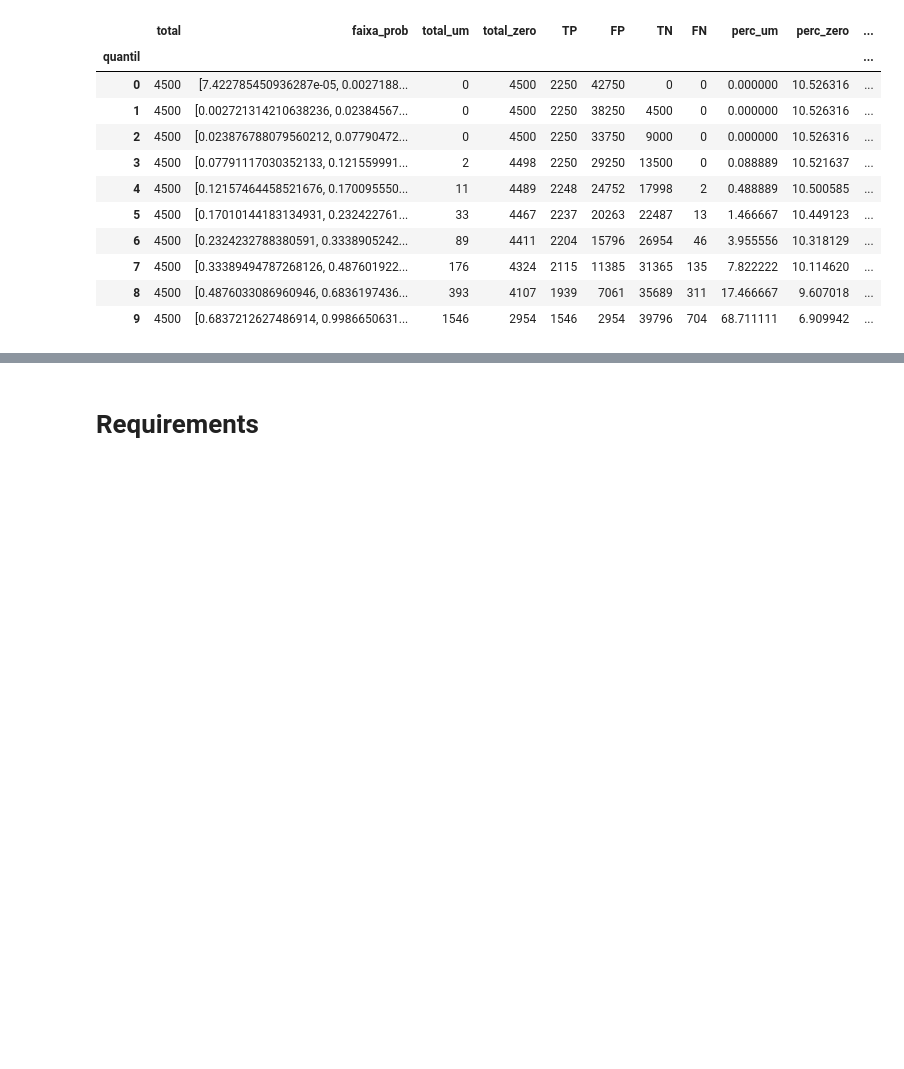
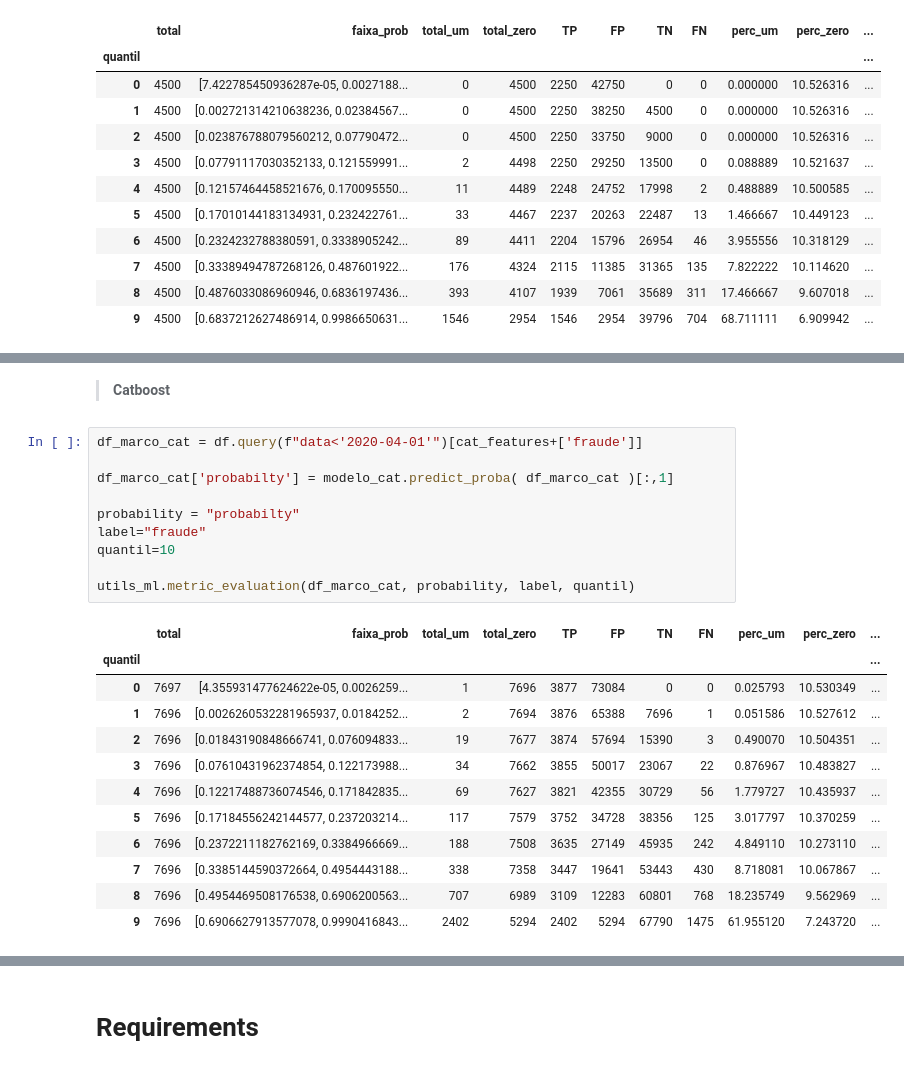
Before and after one commit to caanpaip/ML-anti-fraud, a Jupyter notebook: notebooks/2.Feature_engineering.ipynb, the cells around one changed output, grey strips where cells are left out. Cells and saved outputs as stored; diff of their text form; blank space fills up the shorter version.

```diff
--- a/notebooks/2.Feature_engineering.ipynb
+++ b/notebooks/2.Feature_engineering.ipynb
@@ -463,0 +465,25 @@ utils_ml.metric_evaluation(df_test, probability, label, quantil)
+# %% [markdown]
+> **Catboost**
+# %%
+df_marco_cat = df.query(f"data<'2020-04-01'")[cat_features+['fraude']]
+
+df_marco_cat['probabilty'] = modelo_cat.predict_proba( df_marco_cat )[:,1]
+
+probability = "probabilty"
+label="fraude"
+quantil=10
+
+utils_ml.metric_evaluation(df_marco_cat, probability, label, quantil)
+# %% [output]
+|  | total | faixa_prob | total_um | total_zero | TP | FP | TN | FN | perc_um | perc_zero | ... |
+| quantil |  |  |  |  |  |  |  |  |  |  | ... |
+| 0 | 7697 | [4.355931477624622e-05, 0.0026259... | 1 | 7696 | 3877 | 73084 | 0 | 0 | 0.025793 | 10.530349 | ... |
+| 1 | 7696 | [0.0026260532281965937, 0.0184252... | 2 | 7694 | 3876 | 65388 | 7696 | 1 | 0.051586 | 10.527612 | ... |
+| 2 | 7696 | [0.01843190848666741, 0.076094833... | 19 | 7677 | 3874 | 57694 | 15390 | 3 | 0.490070 | 10.504351 | ... |
+| 3 | 7696 | [0.07610431962374854, 0.122173988... | 34 | 7662 | 3855 | 50017 | 23067 | 22 | 0.876967 | 10.483827 | ... |
+| 4 | 7696 | [0.12217488736074546, 0.171842835... | 69 | 7627 | 3821 | 42355 | 30729 | 56 | 1.779727 | 10.435937 | ... |
+| 5 | 7696 | [0.17184556242144577, 0.237203214... | 117 | 7579 | 3752 | 34728 | 38356 | 125 | 3.017797 | 10.370259 | ... |
+| 6 | 7696 | [0.2372211182762169, 0.3384966669... | 188 | 7508 | 3635 | 27149 | 45935 | 242 | 4.849110 | 10.273110 | ... |
+| 7 | 7696 | [0.3385144590372664, 0.4954443188... | 338 | 7358 | 3447 | 19641 | 53443 | 430 | 8.718081 | 10.067867 | ... |
+| 8 | 7696 | [0.4954469508176538, 0.6906200563... | 707 | 6989 | 3109 | 12283 | 60801 | 768 | 18.235749 | 9.562969 | ... |
+| 9 | 7696 | [0.6906627913577078, 0.9990416843... | 2402 | 5294 | 2402 | 5294 | 67790 | 1475 | 61.955120 | 7.243720 | ... |
```
Also changed, not shown: parts of 10 cells of this notebook.
